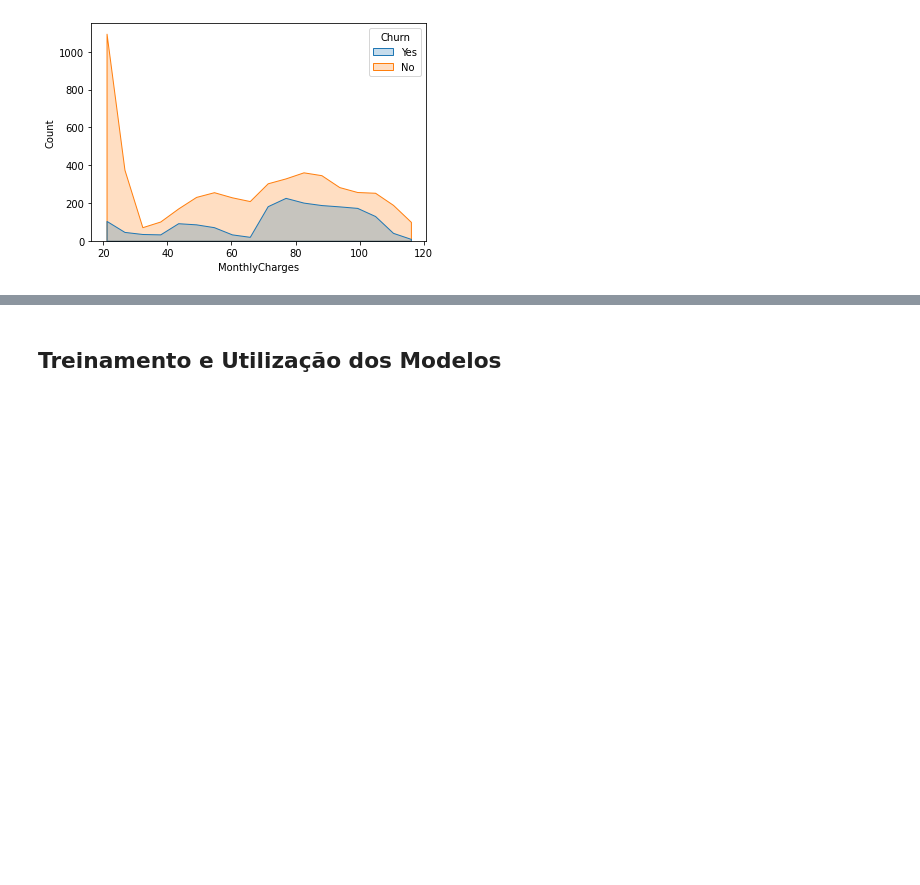
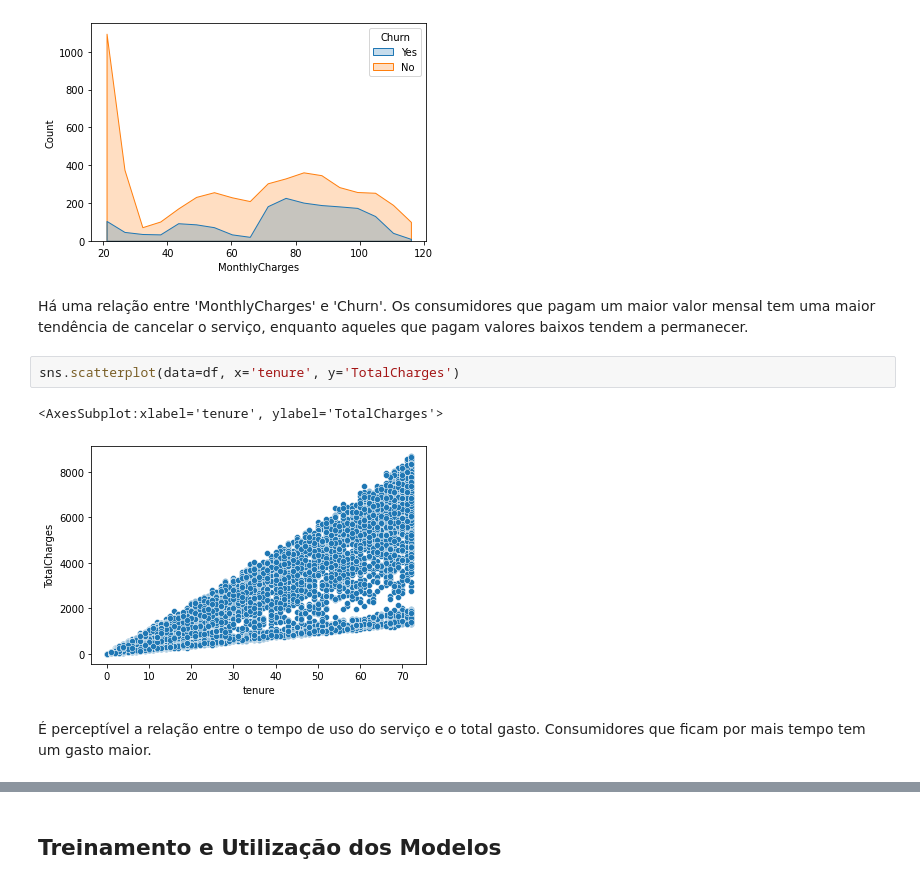
Before and after one commit to andrefakhoury/churn-prediction, a Jupyter notebook: notebook.ipynb, the cells around one changed output, grey strips where cells are left out. Drawn from its saved outputs; the diff is of its cells as text; blank space fills up the shorter version.

```diff
--- a/notebook.ipynb
+++ b/notebook.ipynb
@@ -103,6 +187,15 @@ sns.histplot(df, x='MonthlyCharges', hue='Churn', hue_order=['Yes', 'No'], eleme
 # %% [output]
 <AxesSubplot:xlabel='MonthlyCharges', ylabel='Count'>
 [figure]
+# %% [markdown]
+Há uma relação entre 'MonthlyCharges' e 'Churn'. Os consumidores que pagam um maior valor mensal tem uma maior tendência de cancelar o serviço, enquanto aqueles que pagam valores baixos tendem a permanecer.
+# %%
+sns.scatterplot(data=df, x='tenure', y='TotalCharges')
+# %% [output]
+<AxesSubplot:xlabel='tenure', ylabel='TotalCharges'>
+[figure, added]
+# %% [markdown]
+É perceptível a relação entre o tempo de uso do serviço e o total gasto. Consumidores que ficam por mais tempo tem um gasto maior.
 # %%
 sns.histplot(df, x='TotalCharges', hue='Churn', hue_order=['Yes', 'No'], element='poly')
 # %% [output]
```
Also changed, not shown: parts of 55 cells of this notebook, 2 other files.
